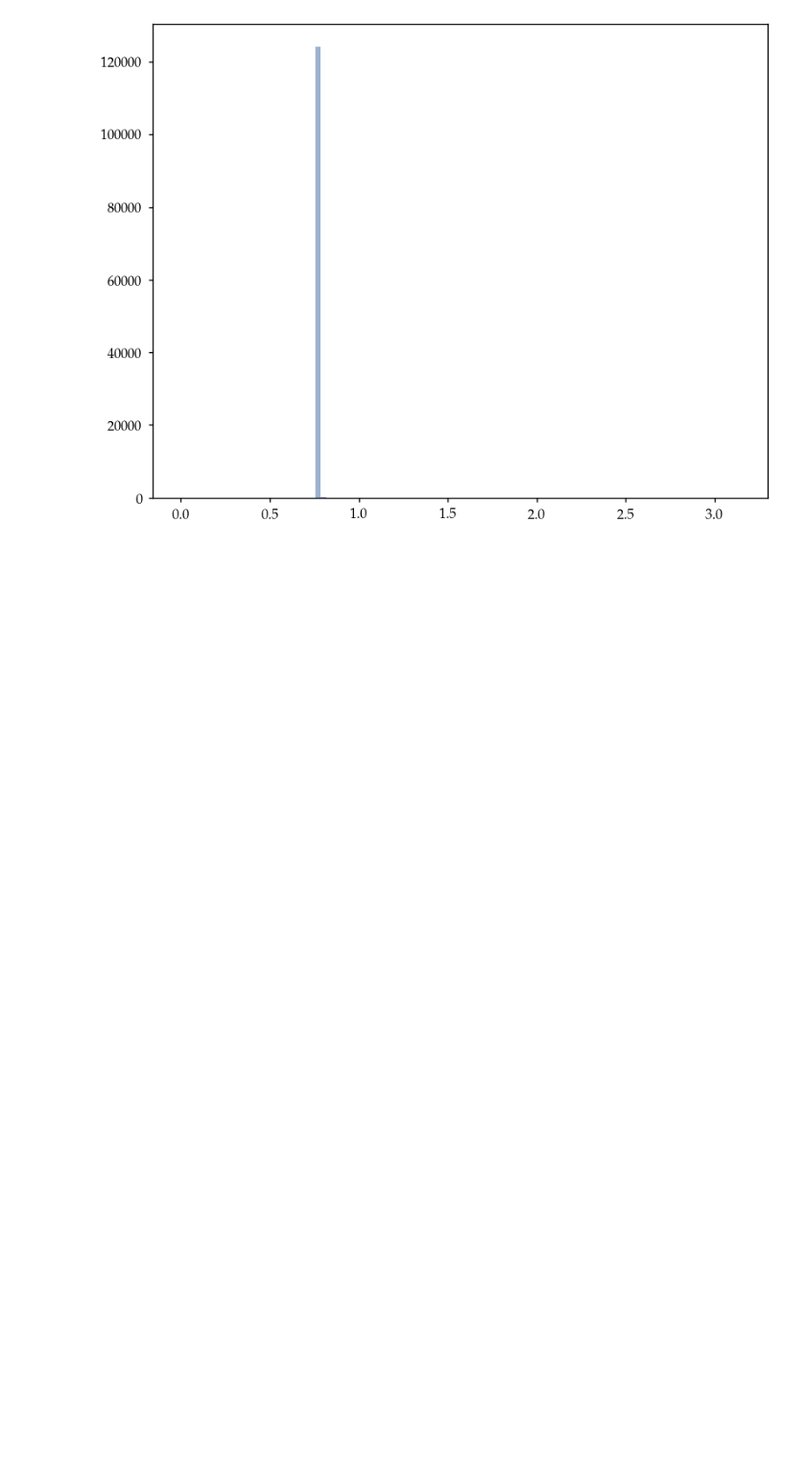
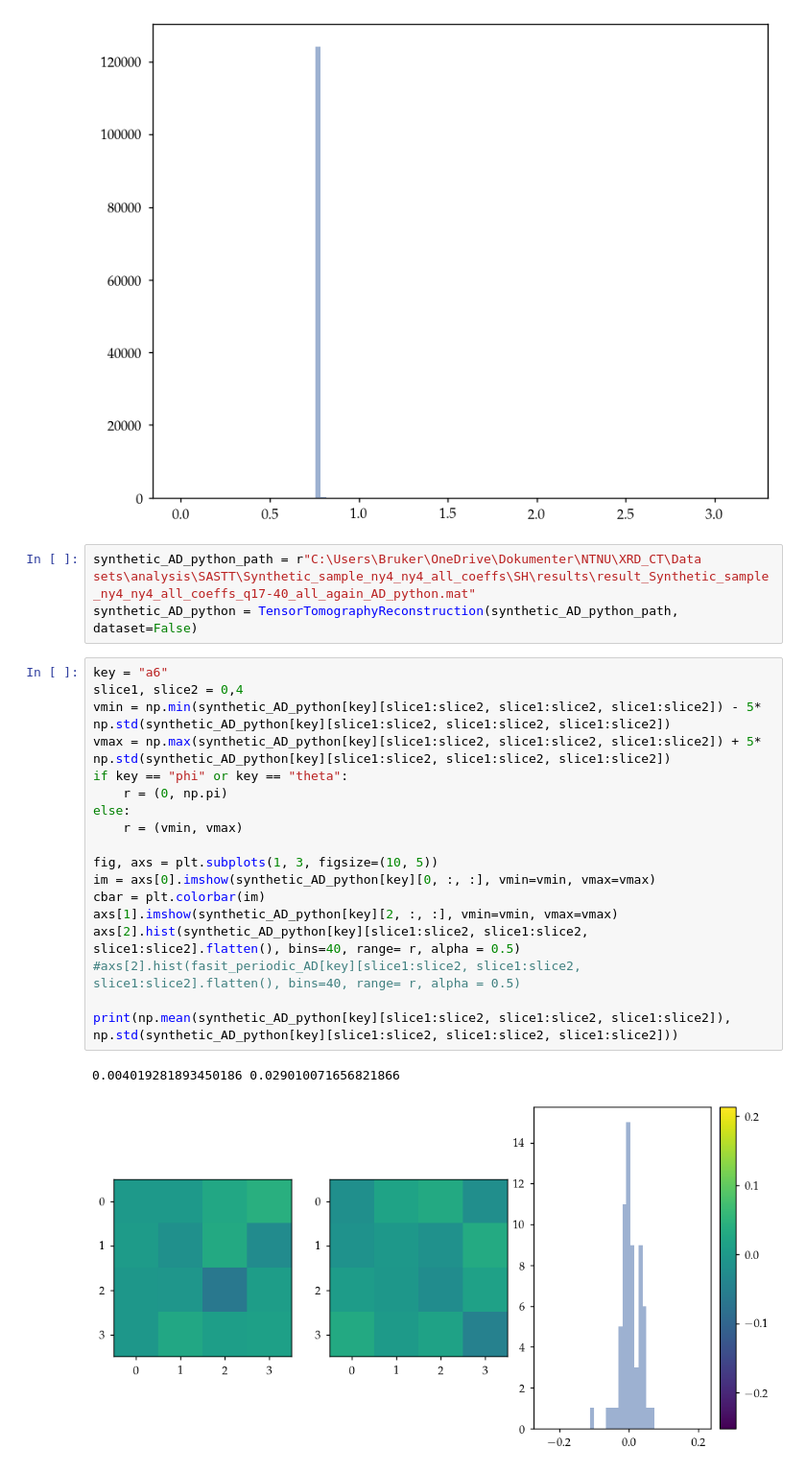
Before and after one commit to RubenDragland/XRD_CT, a Jupyter notebook: Results/synthetic_sample_postprocessing.ipynb, the cells around one changed output. Shown at 96% size. Drawn from its saved outputs; the diff is of its cells as text; blank space fills up the shorter version.

```diff
--- a/Results/synthetic_sample_postprocessing.ipynb
+++ b/Results/synthetic_sample_postprocessing.ipynb
@@ -242,3 +249,27 @@ plt.hist( data, alpha=0.5, label="Reconstructed", bins = 100)
         3.14112068e+00]),
  <BarContainer object of 100 artists>)
 [figure]
+# %%
+synthetic_AD_python_path = r"C:\Users\Bruker\OneDrive\Dokumenter\NTNU\XRD_CT\Data sets\analysis\SASTT\Synthetic_sample_ny4_ny4_all_coeffs\SH\results\result_Synthetic_sample_ny4_ny4_all_coeffs_q17-40_all_again_AD_python.mat"
+synthetic_AD_python = TensorTomographyReconstruction(synthetic_AD_python_path, dataset=False)
+# %%
+key = "a6"
+slice1, slice2 = 0,4
+vmin = np.min(synthetic_AD_python[key][slice1:slice2, slice1:slice2, slice1:slice2]) - 5* np.std(synthetic_AD_python[key][slice1:slice2, slice1:slice2, slice1:slice2])
+vmax = np.max(synthetic_AD_python[key][slice1:slice2, slice1:slice2, slice1:slice2]) + 5* np.std(synthetic_AD_python[key][slice1:slice2, slice1:slice2, slice1:slice2])
+if key == "phi" or key == "theta":
+    r = (0, np.pi)
+else:
+    r = (vmin, vmax)
+
+fig, axs = plt.subplots(1, 3, figsize=(10, 5))
+im = axs[0].imshow(synthetic_AD_python[key][0, :, :], vmin=vmin, vmax=vmax)
+cbar = plt.colorbar(im)
+axs[1].imshow(synthetic_AD_python[key][2, :, :], vmin=vmin, vmax=vmax)
+axs[2].hist(synthetic_AD_python[key][slice1:slice2, slice1:slice2, slice1:slice2].flatten(), bins=40, range= r, alpha = 0.5)
+#axs[2].hist(fasit_periodic_AD[key][slice1:slice2, slice1:slice2, slice1:slice2].flatten(), bins=40, range= r, alpha = 0.5)
+
+print(np.mean(synthetic_AD_python[key][slice1:slice2, slice1:slice2, slice1:slice2]), np.std(synthetic_AD_python[key][slice1:slice2, slice1:slice2, slice1:slice2]))
+# %% [output]
+0.004019281893450186 0.029010071656821866
+[figure, added]
```
Also changed, not shown: parts of 6 cells of this notebook, 3 other files.
